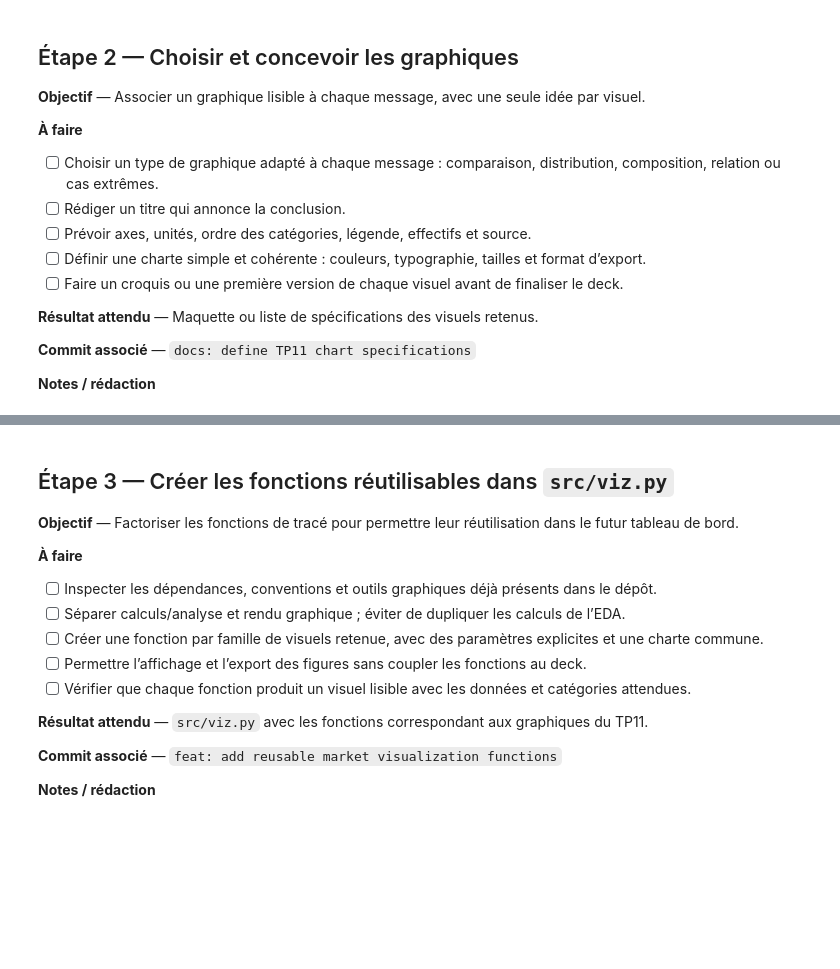
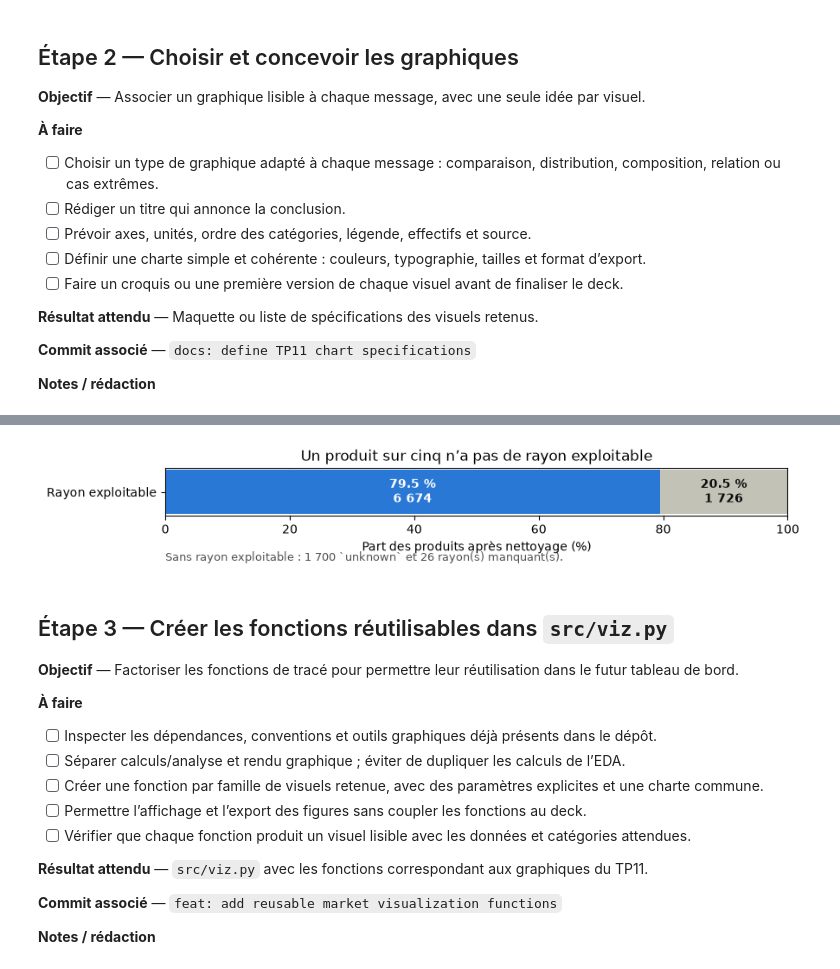
Before and after one commit to SDMM27/NutriScope, a Jupyter notebook: notebooks/tp11_plan_datastorytelling.ipynb, the cells around one changed output, grey strips where cells are left out. Saved outputs shown, nothing was run; the diff lists cells and outputs as text; code cells hidden in the pictures; blank space fills up the shorter version.

```diff
--- a/notebooks/tp11_plan_datastorytelling.ipynb
+++ b/notebooks/tp11_plan_datastorytelling.ipynb
@@ -66,0 +341,88 @@ Pour chaque résultat, avance dans cet ordre : **message → chiffre vérifié
+# %%
+# Produits sans rayon exploitable
+import matplotlib.pyplot as plt
+import numpy as np
+
+
+def tracer_couverture_rayons(produits):
+    """Montre la part des produits avec et sans rayon exploitable."""
+    colonne_rayon = eda_lib.RAYON
+    total = len(produits)
+    nombre_connus = len(eda_lib.rayons_connus(produits))
+    nombre_unknown = int(
+        produits[colonne_rayon].eq(eda_lib.RAYON_INCONNU).sum()
+    )
+    nombre_absents = int(produits[colonne_rayon].isna().sum())
+    nombre_non_exploitables = total - nombre_connus
+
+    # Vérifier que le groupe sans rayon exploitable est bien expliqué
+    # par les catégories `unknown` et les valeurs manquantes.
+    assert nombre_non_exploitables == nombre_unknown + nombre_absents
+
+    part_connus = nombre_connus / total * 100
+    part_non_exploitables = nombre_non_exploitables / total * 100
+
+    fig, ax = plt.subplots(figsize=(9, 2.8))
+
+    ax.barh(
+        y=0,
+        width=part_connus,
+        color=BLEU,
+        height=0.55,
+    )
+    ax.barh(
+        y=0,
+        width=part_non_exploitables,
+        left=part_connus,
+        color=GRIS,
+        height=0.55,
+    )
+
+    ax.text(
+        part_connus / 2,
+        0,
+        f"{part_connus:.1f} %\n{nombre_connus:,}".replace(",", " "),
+        ha="center",
+        va="center",
+        color="white",
+        fontweight="bold",
+    )
+    ax.text(
+        part_connus + part_non_exploitables / 2,
+        0,
+        f"{part_non_exploitables:.1f} %\n{nombre_non_exploitables:,}".replace(",", " "),
+        ha="center",
+        va="center",
+        color=ENCRE,
+        fontweight="bold",
+    )
+
+    ax.set_xlim(0, 100)
+    ax.set_xticks(np.arange(0, 101, 20))
+    ax.set_xlabel("Part des produits après nettoyage (%)")
+    ax.set_yticks([0], labels=["Rayon exploitable"])
+    ax.set_title("Un produit sur cinq n’a pas de rayon exploitable")
+
+    ax.text(
+        0,
+        -0.75,
+        f"Sans rayon exploitable : {nombre_unknown:,} `unknown` "
+        f"et {nombre_absents} rayon(s) manquant(s).".replace(",", " "),
+        transform=ax.transData,
+        ha="left",
+        va="top",
+        fontsize=9,
+        color="#52514e",
+    )
+
+    ax.grid(axis="x", alpha=0.3)
+    ax.set_axisbelow(True)
+    fig.tight_layout()
+
+    return fig, ax
+
+
+fig, ax = tracer_couverture_rayons(perimetre)
+plt.show()
+# %% [output]
+[figure, added]
```
Also changed, not shown: parts of 9 cells of this notebook.
